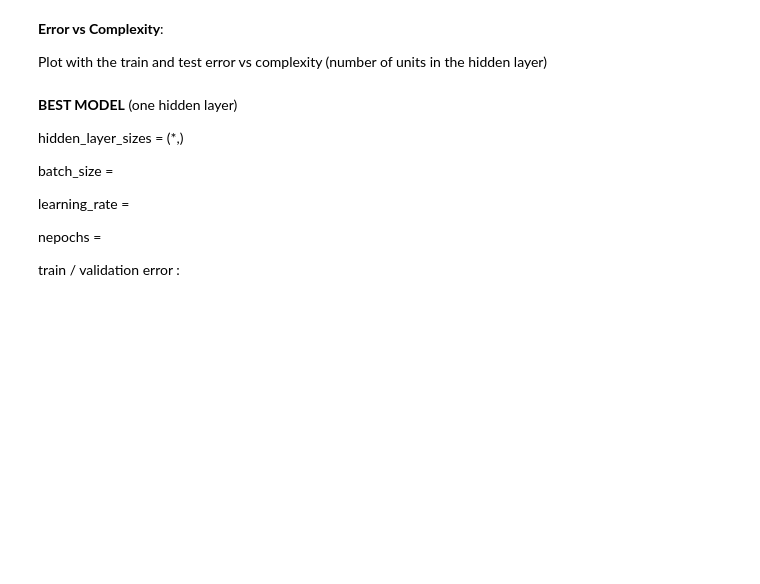
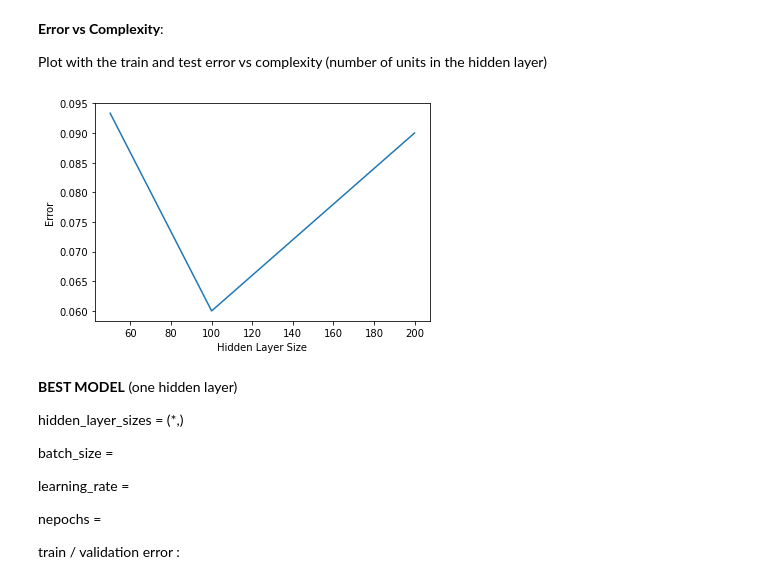
Before and after one commit to PatCH0816/TSM_DeLearn, a Jupyter notebook: exercises/exercise4/Exercise 3/model_selection_stud.ipynb, the cells around one changed output. Drawn from its saved outputs; the diff is of its cells as text; code cells hidden in the pictures; blank space fills up the shorter version.

```diff
--- a/exercises/exercise4/Exercise 3/model_selection_stud.ipynb
+++ b/exercises/exercise4/Exercise 3/model_selection_stud.ipynb
@@ -168,8 +164,16 @@ Summarize what the best combination of the abover hyper-parameters is.
 # Keep hidden_layer_sizes = ()
 # Vary the following
 
-batch_size = 64
-learning_rate = 0.1
-nepochs = 100
+from sklearn.model_selection import StratifiedShuffleSplit, GridSearchCV
+
+param_grid  = dict(
+    batch_size = [16, 32, 64],
+    learning_rate_init = [0.01, 0.05, 0.1],
+    max_iter = [10, 20, 40]
+)
+
+cv = StratifiedShuffleSplit(n_splits=3)
+grid = GridSearchCV(clf, param_grid=param_grid, cv=cv,n_jobs=-1)
+grid.fit(x_train, y_train)
 
 ### END YOUR CODE ###
@@ -222,3 +256,17 @@ Plot with the train and test error vs complexity (number of units in the hidden
+# %%
+### START YOUR CODE ###
+import pandas as pd
+
+best_scores = pd.DataFrame(best_scores)
+
+plt.plot(best_scores['hidden_layer_size'].apply(lambda x: x[0]), best_scores['error_rate'])
+plt.xlabel("Hidden Layer Size")
+plt.ylabel("Error")
+plt.show()
+
+### END YOUR CODE ###
+# %% [output]
+[figure, added]
 # %% [markdown]
 __BEST MODEL__ (one hidden layer)
 
```
Also changed, not shown: parts of 10 cells of this notebook.
